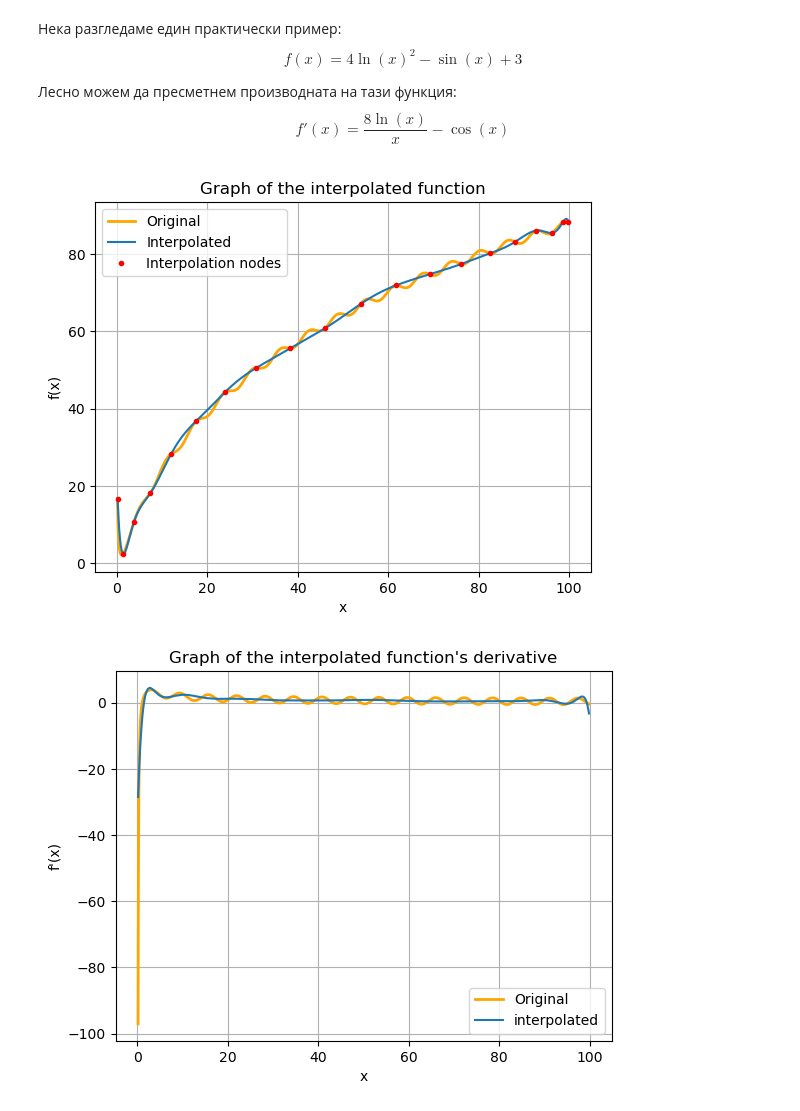
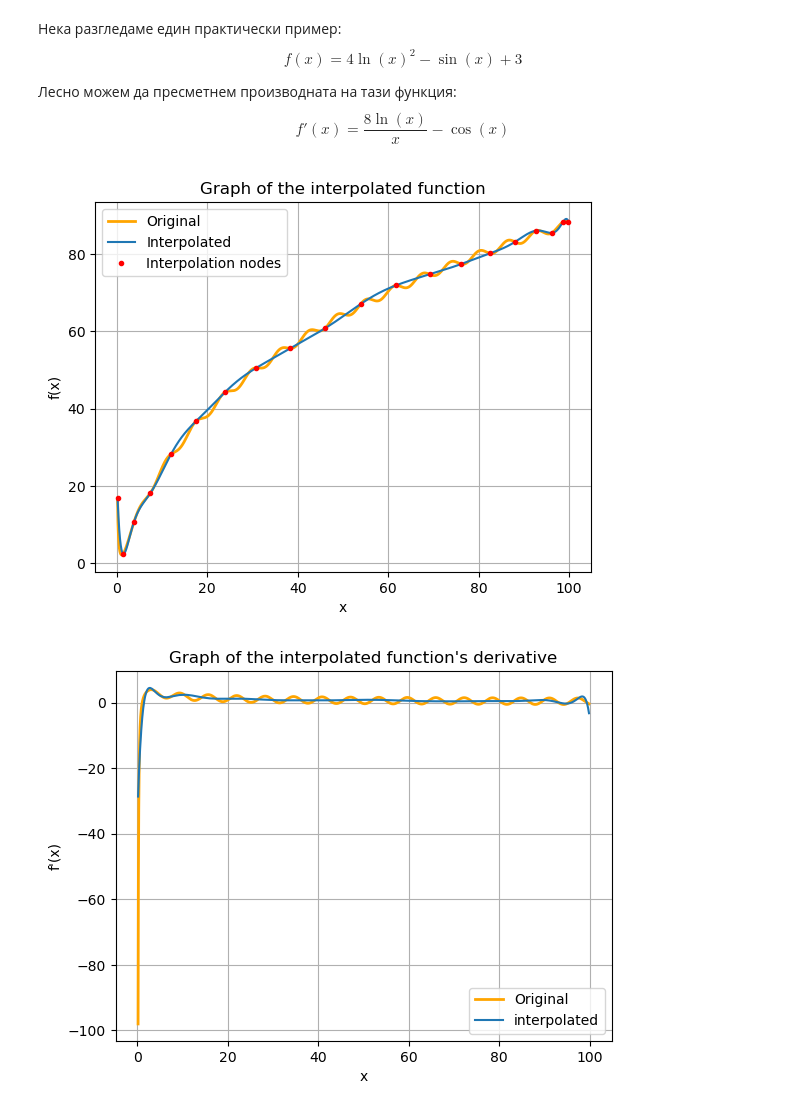
Before and after one commit to TonyTroeff/Mathematics, a Jupyter notebook: Numerical analysis/numerical_differentiation.ipynb, the cells around one changed output. Drawn from its saved outputs; the diff is of its cells as text; code cells hidden in the pictures.

Commit message:
Made some corrections related to the plot visualization of f2

```diff
--- a/Numerical analysis/numerical_differentiation.ipynb
+++ b/Numerical analysis/numerical_differentiation.ipynb
@@ -325,15 +325,15 @@ def calculate_chebyshev_nodes(n: int, a: float, b: float) -> List[float]:
 # %%
 def f2(x: float):
     return 4 * np.power(np.log(x), 2) - np.sin(x) + 3
 
 
 def f2_deriv(x: float):
     return (8 * np.log(x)) / x - np.cos(x)
 
 
-chebyshev_nodes = calculate_chebyshev_nodes(20, 0.001, 100)
+chebyshev_nodes = calculate_chebyshev_nodes(20, 10 ** -5, 10 ** 2)
 example_func_data = generate_func_data(chebyshev_nodes, f2)
 visualize_newton_interpolation(example_func_data, f2, f2_deriv)
 # %% [output]
 [figure]
-[figure, old version]
+[figure, new version]
```
